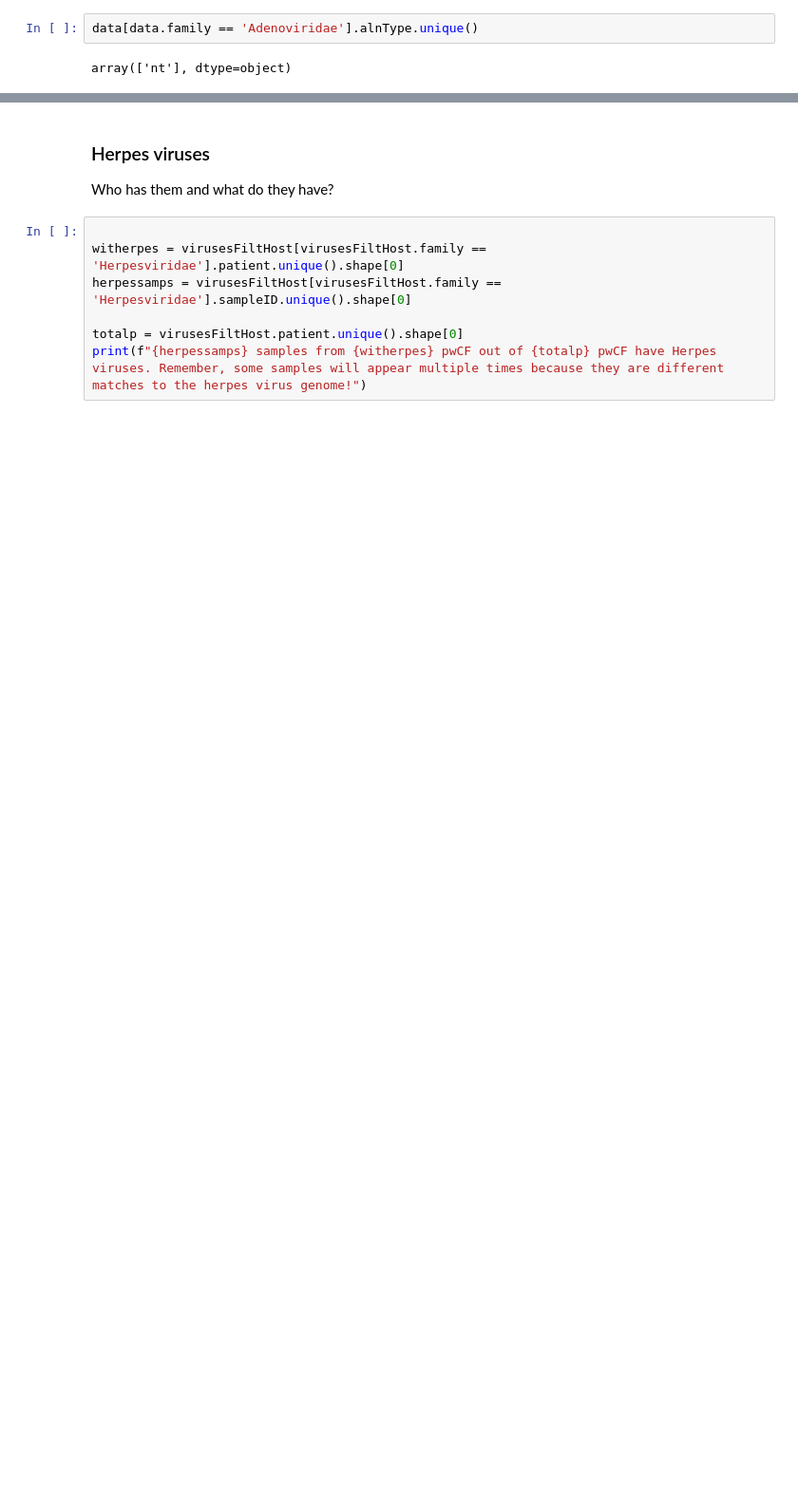
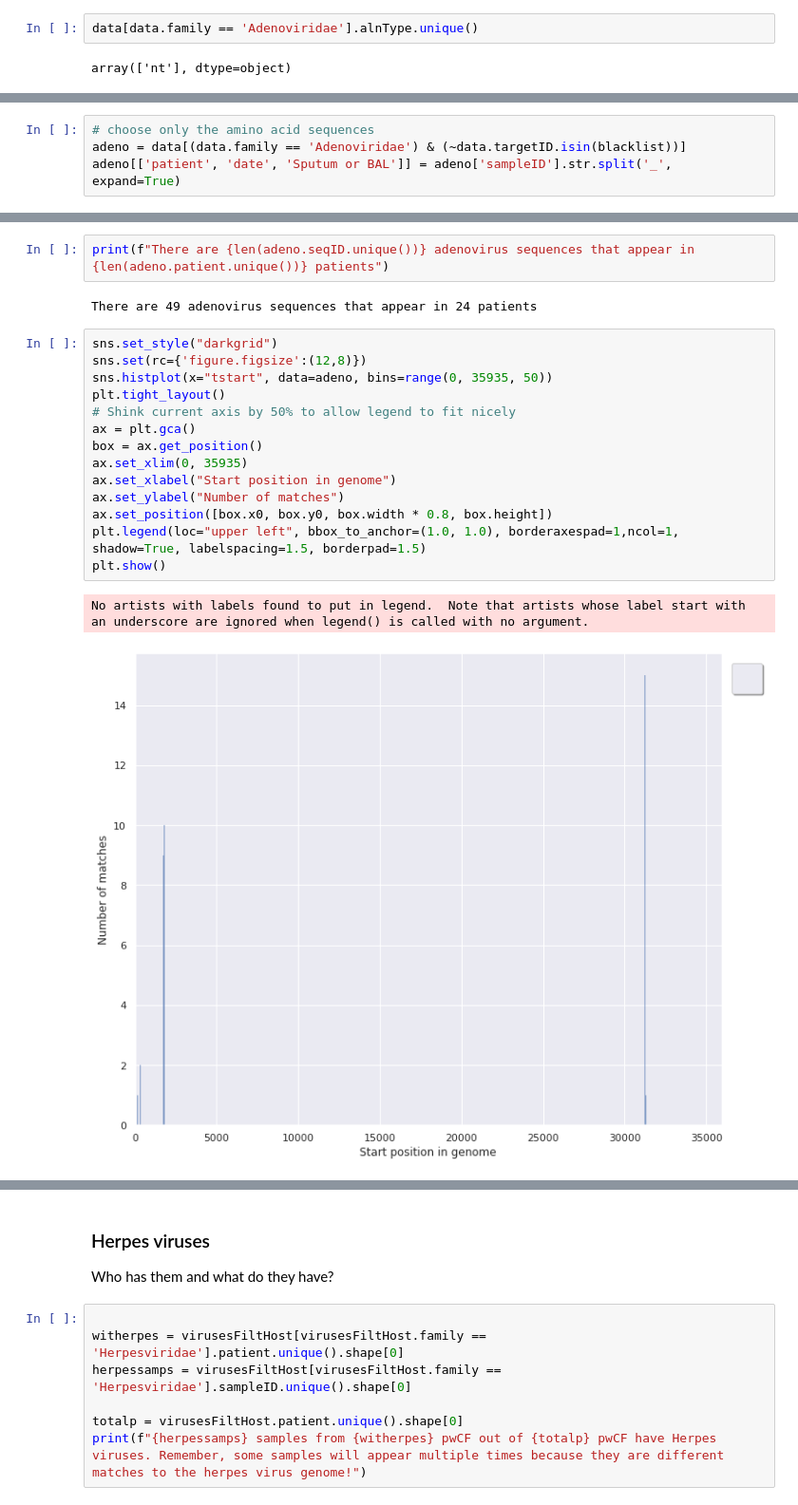
Before and after one commit to linsalrob/CF_2024, a Jupyter notebook: hecatomb/Viral Analysis.ipynb, the cells around one changed output, grey strips where cells are left out. Shown: that part at 95% size. Drawn from its saved outputs; the diff is of its cells as text; blank space fills up the shorter version.

```diff
--- a/hecatomb/Viral Analysis.ipynb
+++ b/hecatomb/Viral Analysis.ipynb
@@ -322,0 +356,4 @@ all the hits to Adenoviruses are nt hits and there are no aa hits. This seems wr
+# %%
+# choose only the amino acid sequences
+adeno = data[(data.family == 'Adenoviridae') & (~data.targetID.isin(blacklist))]
+adeno[['patient', 'date', 'Sputum or BAL']] = adeno['sampleID'].str.split('_', expand=True)
@@ -322,0 +376,21 @@ all the hits to Adenoviruses are nt hits and there are no aa hits. This seems wr
+# %%
+print(f"There are {len(adeno.seqID.unique())} adenovirus sequences that appear in {len(adeno.patient.unique())} patients")
+# %% [output]
+There are 49 adenovirus sequences that appear in 24 patients
+# %%
+sns.set_style("darkgrid")
+sns.set(rc={'figure.figsize':(12,8)})
+sns.histplot(x="tstart", data=adeno, bins=range(0, 35935, 50))
+plt.tight_layout()
+# Shink current axis by 50% to allow legend to fit nicely
+ax = plt.gca()
+box = ax.get_position()
+ax.set_xlim(0, 35935)
+ax.set_xlabel("Start position in genome")
+ax.set_ylabel("Number of matches")
+ax.set_position([box.x0, box.y0, box.width * 0.8, box.height])
+plt.legend(loc="upper left", bbox_to_anchor=(1.0, 1.0), borderaxespad=1,ncol=1, shadow=True, labelspacing=1.5, borderpad=1.5)
+plt.show()
+# %% [output]
+No artists with labels found to put in legend.  Note that artists whose label start with an underscore are ignored when legend() is called with no argument.
+[figure, added]
```
Also changed, not shown: parts of 52 cells of this notebook, 1 other file.
